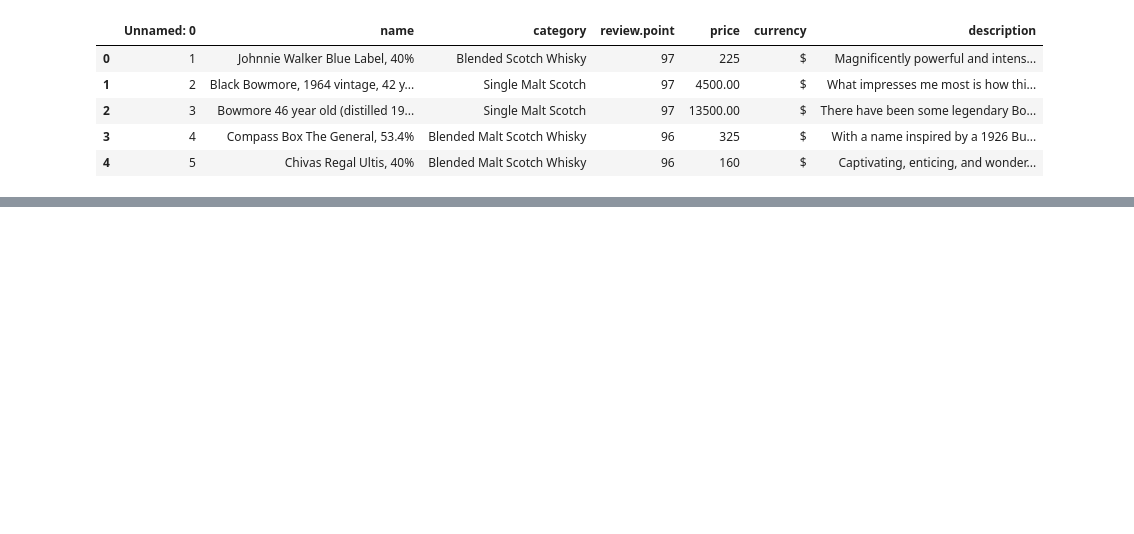
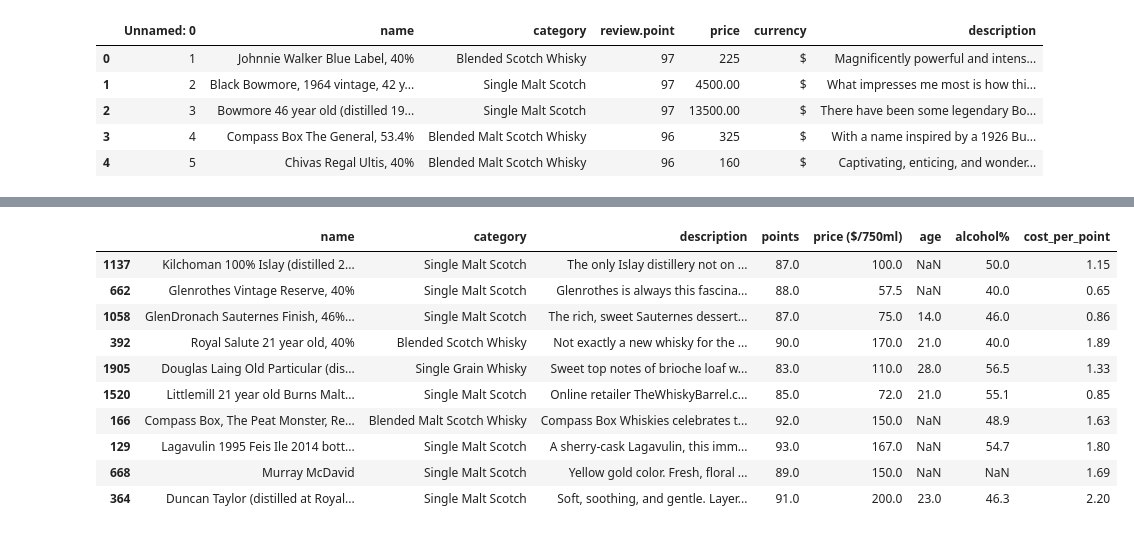
Before and after one commit to MartinWipf/CapstoneProject_Whisky, a Jupyter notebook: Capstone2_Whisky_DataWrangling.ipynb, the cells around one changed output, grey strips where cells are left out. Drawn from its saved outputs; the diff is of its cells as text; code cells hidden in the pictures; blank space fills up the shorter version.

```diff
--- a/Capstone2_Whisky_DataWrangling.ipynb
+++ b/Capstone2_Whisky_DataWrangling.ipynb
@@ -60,0 +171,9 @@ missing.sort_values(by='Count', ascending = False)
+# %%
+# Drop the duplicate names (keep the first each time)
+whisky_data_init.drop_duplicates(subset=['name'], keep='first', inplace=True)
+# %%
+# Drop the old columns
+whisky_data_init.drop(columns=['price ($/750ml)', 'points'], inplace=True)
+# %%
+# Rename affected columns to original labels
+whisky_data_init.rename(columns={'rev_price ($/750ml)': 'price ($/750ml)', 'rev_points': 'points'}, inplace=True)
@@ -60,0 +185,11 @@ missing.sort_values(by='Count', ascending = False)
+# %%
+# Extract additional parameters (code adopted from Orfanakis Konstantinos)
+# Age converted to float
+whisky_data_init['age'] = whisky_data_init['name'].str.extract(r'(\d+) year')[0].astype(float)
+# Remove ABV from Names
+whisky_data_init['name'] = whisky_data_init['name'].str.replace(' ABV ', '')
+# Alcohol %
+whisky_data_init['alcohol%'] = whisky_data_init['name'].str.extract(r"([\(\,\,\'\"\’\”\$] ? ?\d+(\.\d+)?%)")[0]
+whisky_data_init['alcohol%'] = whisky_data_init['alcohol%'].str.replace("[^\d\.]", "").astype(float)
+# Cost per review point rounded to 2 digits
+whisky_data_init['cost_per_point'] = round(whisky_data_init['price ($/750ml)']/whisky_data_init['points'],2)
@@ -60,0 +215,15 @@ missing.sort_values(by='Count', ascending = False)
+# %%
+# Reveiw and display data for 10 random whiskies
+whisky_data_init.sample(10)
+# %% [output]
+|  | name | category | description | points | price ($/750ml) | age | alcohol% | cost_per_point |
+| 1137 | Kilchoman 100% Islay (distilled 2... | Single Malt Scotch | The only Islay distillery not on ... | 87.0 | 100.0 | NaN | 50.0 | 1.15 |
+| 662 | Glenrothes Vintage Reserve, 40% | Single Malt Scotch | Glenrothes is always this fascina... | 88.0 | 57.5 | NaN | 40.0 | 0.65 |
+| 1058 | GlenDronach Sauternes Finish, 46%... | Single Malt Scotch | The rich, sweet Sauternes dessert... | 87.0 | 75.0 | 14.0 | 46.0 | 0.86 |
+| 392 | Royal Salute 21 year old, 40% | Blended Scotch Whisky | Not exactly a new whisky for the ... | 90.0 | 170.0 | 21.0 | 40.0 | 1.89 |
+| 1905 | Douglas Laing Old Particular (dis... | Single Grain Whisky | Sweet top notes of brioche loaf w... | 83.0 | 110.0 | 28.0 | 56.5 | 1.33 |
+| 1520 | Littlemill 21 year old Burns Malt... | Single Malt Scotch | Online retailer TheWhiskyBarrel.c... | 85.0 | 72.0 | 21.0 | 55.1 | 0.85 |
+| 166 | Compass Box, The Peat Monster, Re... | Blended Malt Scotch Whisky | Compass Box Whiskies celebrates t... | 92.0 | 150.0 | NaN | 48.9 | 1.63 |
+| 129 | Lagavulin 1995 Feis Ile 2014 bott... | Single Malt Scotch | A sherry-cask Lagavulin, this imm... | 93.0 | 167.0 | NaN | 54.7 | 1.80 |
+| 668 | Murray McDavid | Single Malt Scotch | Yellow gold color. Fresh, floral ... | 89.0 | 150.0 | NaN | NaN | 1.69 |
+| 364 | Duncan Taylor (distilled at Royal... | Single Malt Scotch | Soft, soothing, and gentle. Layer... | 91.0 | 200.0 | 23.0 | 46.3 | 2.20 |
```
Also changed, not shown: parts of 23 cells of this notebook.
